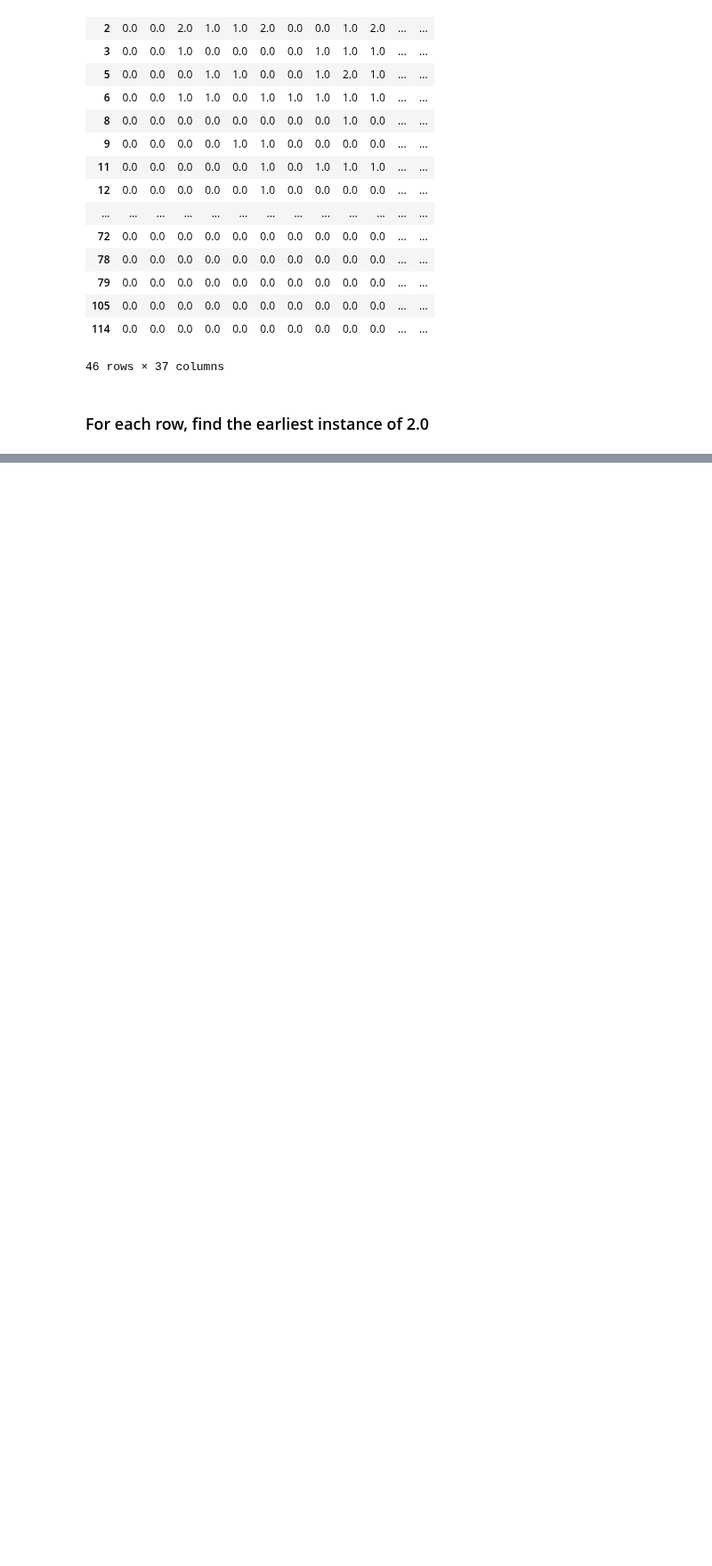
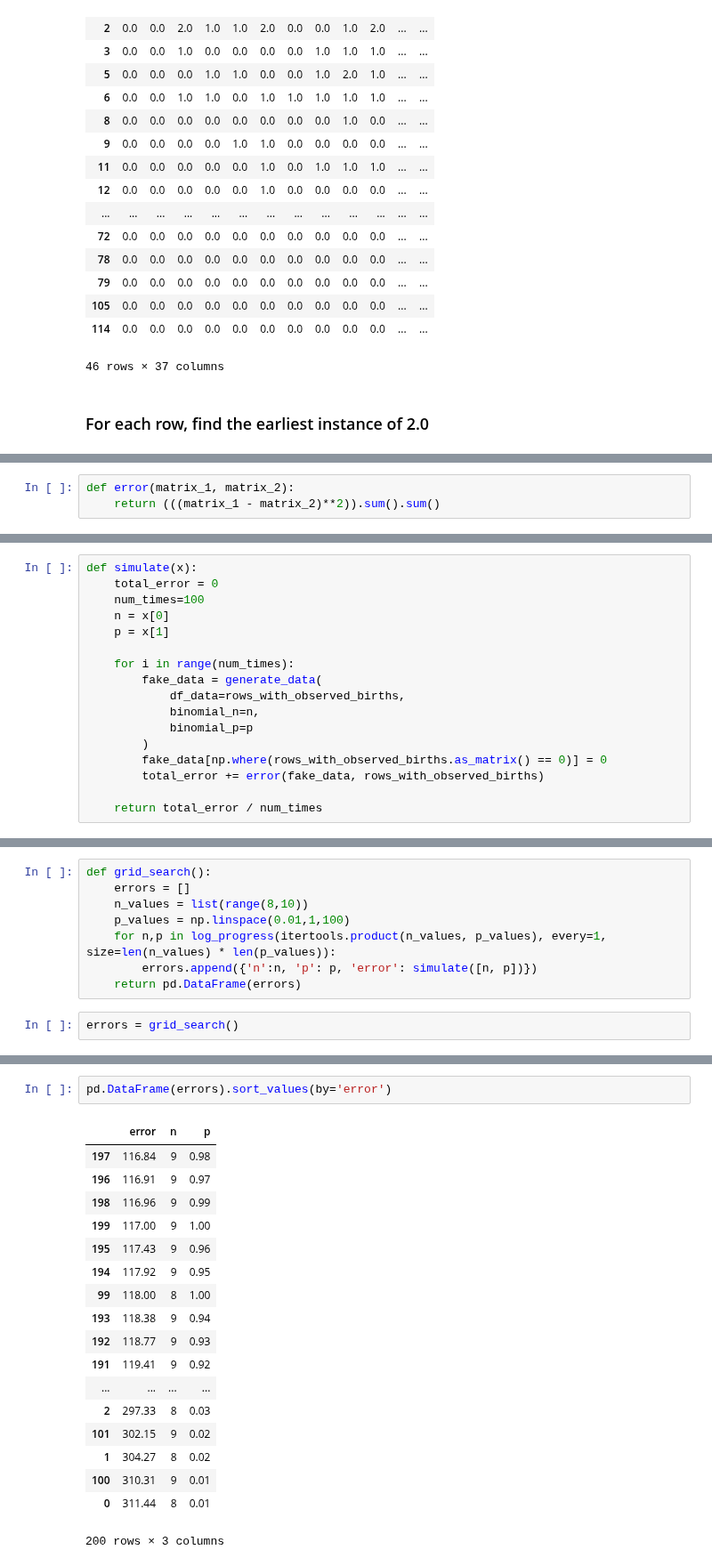
Before and after one commit to Edderic/mics-whales, a Jupyter notebook: mics-whales.ipynb, the cells around one changed output, grey strips where cells are left out. Shown at 89% size. Drawn from its saved outputs; the diff is of its cells as text; blank space fills up the shorter version.

```diff
--- a/mics-whales.ipynb
+++ b/mics-whales.ipynb
@@ -256,0 +361,3 @@ unprocessed_data
+# %%
+def error(matrix_1, matrix_2):
+    return (((matrix_1 - matrix_2)**2)).sum().sum()
@@ -256,0 +370,17 @@ unprocessed_data
+# %%
+def simulate(x):
+    total_error = 0
+    num_times=100
+    n = x[0]
+    p = x[1]
+
+    for i in range(num_times):
+        fake_data = generate_data(
+            df_data=rows_with_observed_births,
+            binomial_n=n,
+            binomial_p=p
+        )
+        fake_data[np.where(rows_with_observed_births.as_matrix() == 0)] = 0
+        total_error += error(fake_data, rows_with_observed_births)
+
+    return total_error / num_times
@@ -256,0 +416,10 @@ unprocessed_data
+# %%
+def grid_search():
+    errors = []
+    n_values = list(range(8,10))
+    p_values = np.linspace(0.01,1,100)
+    for n,p in log_progress(itertools.product(n_values, p_values), every=1, size=len(n_values) * len(p_values)):
+        errors.append({'n':n, 'p': p, 'error': simulate([n, p])})
+    return pd.DataFrame(errors)
+# %%
+errors = grid_search()
@@ -256,0 +444,21 @@ unprocessed_data
+# %%
+pd.DataFrame(errors).sort_values(by='error')
+# %% [output]
+|  | error | n | p |
+| 197 | 116.84 | 9 | 0.98 |
+| 196 | 116.91 | 9 | 0.97 |
+| 198 | 116.96 | 9 | 0.99 |
+| 199 | 117.00 | 9 | 1.00 |
+| 195 | 117.43 | 9 | 0.96 |
+| 194 | 117.92 | 9 | 0.95 |
+| 99 | 118.00 | 8 | 1.00 |
+| 193 | 118.38 | 9 | 0.94 |
+| 192 | 118.77 | 9 | 0.93 |
+| 191 | 119.41 | 9 | 0.92 |
+| ... | ... | ... | ... |
+| 2 | 297.33 | 8 | 0.03 |
+| 101 | 302.15 | 9 | 0.02 |
+| 1 | 304.27 | 8 | 0.02 |
+| 100 | 310.31 | 9 | 0.01 |
+| 0 | 311.44 | 8 | 0.01 |
+200 rows × 3 columns
```
Also changed, not shown: parts of 25 cells of this notebook.
